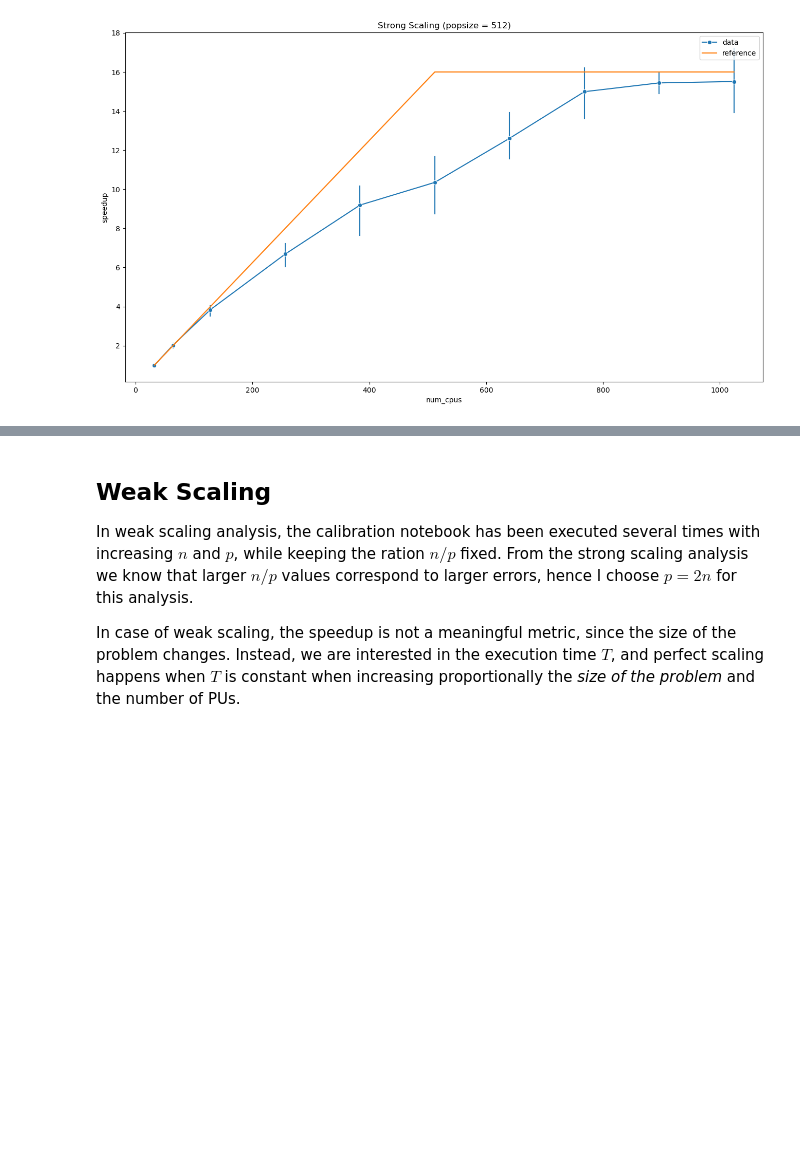
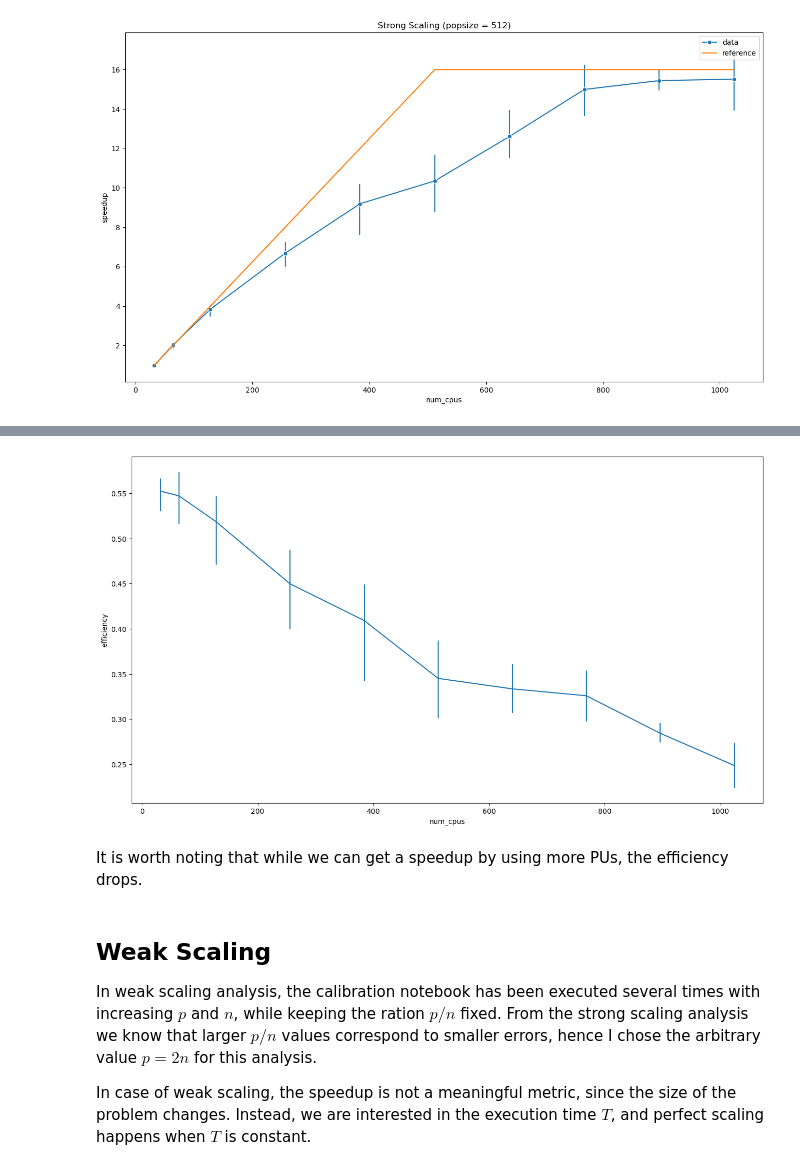
Before and after one commit to stefanocampanella/MHPC-project, a Jupyter notebook: notebooks/scaling.ipynb, the cells around one changed output, grey strips where cells are left out. Drawn from its saved outputs; the diff is of its cells as text; code cells hidden in the pictures; blank space fills up the shorter version.

```diff
--- a/notebooks/scaling.ipynb
+++ b/notebooks/scaling.ipynb
@@ -72,9 +78,18 @@ As can be evinced from the plot above, the simple model described by the equatio
+# %%
+import seaborn as sns
+
+sns.lineplot(data=strong_scaling_data, x='num_cpus', y='efficiency', err_style='bars')
+plt.show()
+# %% [output]
+[figure, added]
+# %% [markdown]
+It is worth noting that while we can get a speedup by using more PUs, the efficiency drops.
 # %% [markdown]
 ## Weak Scaling
 
-In weak scaling analysis, the calibration notebook has been executed several times with increasing $n$ and $p$, while keeping the ration $n / p$ fixed. From the strong scaling analysis we know that larger $n / p$ values correspond to larger errors, hence I choose $p = 2 n$ for this analysis.
+In weak scaling analysis, the calibration notebook has been executed several times with increasing $p$ and $n$, while keeping the ration $p / n$ fixed. From the strong scaling analysis we know that larger $p / n$ values correspond to smaller errors, hence I chose the arbitrary value $p = 2 n$ for this analysis.
 
-In case of weak scaling, the speedup is not a meaningful metric, since the size of the problem changes. Instead, we are interested in the execution time $T$, and perfect scaling happens when $T$ is constant when increasing proportionally the _size of the problem_ and the number of PUs.
+In case of weak scaling, the speedup is not a meaningful metric, since the size of the problem changes. Instead, we are interested in the execution time $T$, and perfect scaling happens when $T$ is constant.
 # %%
 weak_scaling_book = sb.read_notebooks('../runs/weak_scaling')
 weak_scaling_data = get_scaling_data(weak_scaling_book)
```
Also changed, not shown: parts of 23 cells of this notebook, 1 other file.
